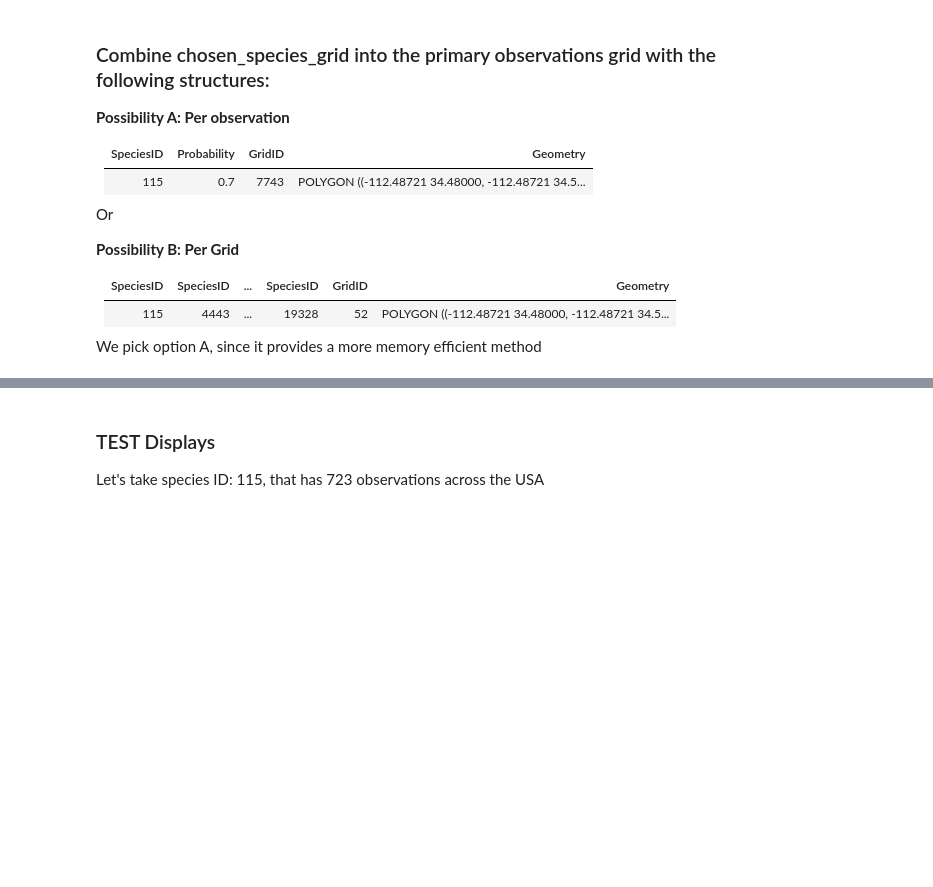
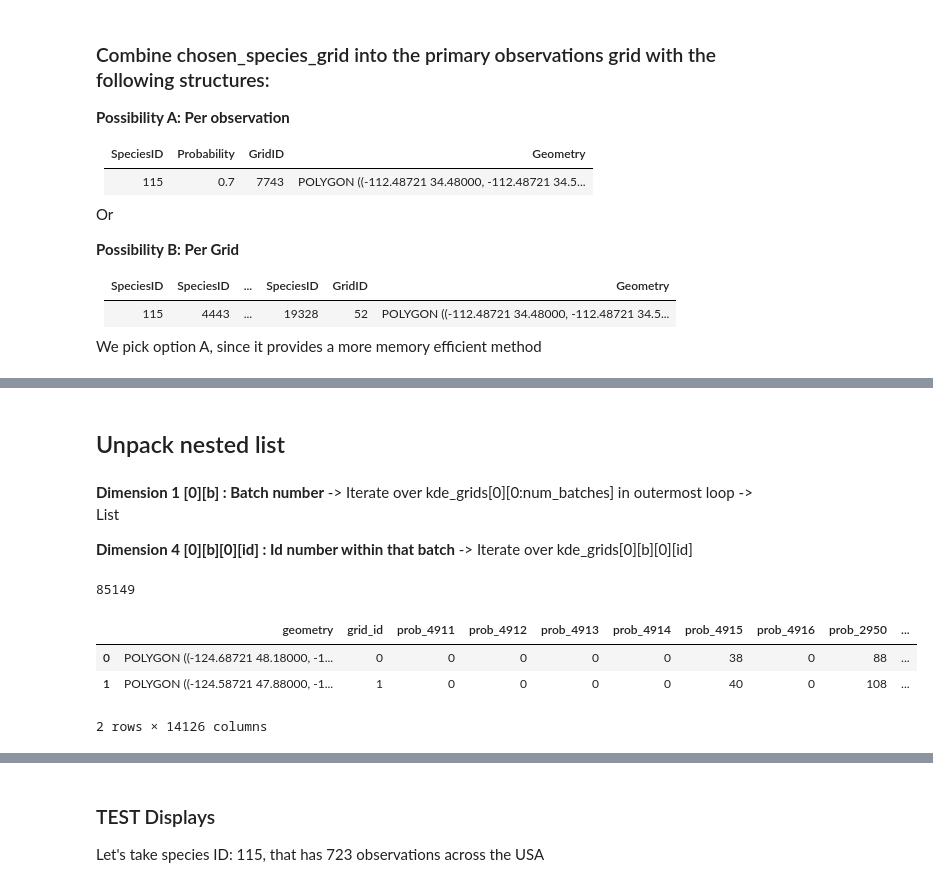
Before and after one commit to ando-shah/sdm-geolifeCLEF, a Jupyter notebook: preprocessing/kde_dask.ipynb, the cells around one changed output, grey strips where cells are left out. Cells and saved outputs as stored; diff of their text form; code cells hidden in the pictures; blank space fills up the shorter version.

```diff
--- a/preprocessing/kde_dask.ipynb
+++ b/preprocessing/kde_dask.ipynb
@@ -231,0 +323,3 @@ We pick option A, since it provides a more memory efficient method
+# %%
+# obs_usa.class_list
+classes = obs_usa.class_list[0:20]
@@ -231,0 +397,2 @@ We pick option A, since it provides a more memory efficient method
+# %%
+kde_grids = dask.compute(batches) ##Be patient - takes about 1-2 mins to start on the cluster dashboard
@@ -231,0 +418,7 @@ We pick option A, since it provides a more memory efficient method
+# %% [markdown]
+## Unpack nested list
+# %% [markdown]
+**Dimension 1 [0][b] : Batch number** -> Iterate over kde_grids[0][0:num_batches] in outermost loop -> List
+
+
+**Dimension 4 [0][b][0][id] : Id number within that batch** -> Iterate over kde_grids[0][b][0][id]
@@ -231,0 +433,29 @@ We pick option A, since it provides a more memory efficient method
+# %%
+#inc is the number of classes in each batch
+# %%time
+import warnings
+warnings.filterwarnings('ignore')
+
+kde_gdf = obs_usa.grid_gd.copy()
+
+for i, batch in enumerate(kde_grids[0]):
+    # print (i)
+    for j, kde in enumerate(batch[0]):
+        # print(j)
+        class_index = inc*i + j
+        chosen_id = obs_usa.class_list[class_index]
+        col_name = 'prob_{}'.format(chosen_id)
+        # print(col_name)
+        kde_gdf[col_name] = kde
+        # print (type(kde))
+# %%
+len(kde_gdf)
+# %% [output]
+85149
+# %%
+kde_gdf.head(2)
+# %% [output]
+|  | geometry | grid_id | prob_4911 | prob_4912 | prob_4913 | prob_4914 | prob_4915 | prob_4916 | prob_2950 | ... |
+| 0 | POLYGON ((-124.68721 48.18000, -1... | 0 | 0 | 0 | 0 | 0 | 38 | 0 | 88 | ... |
+| 1 | POLYGON ((-124.58721 47.88000, -1... | 1 | 0 | 0 | 0 | 0 | 40 | 0 | 108 | ... |
+2 rows × 14126 columns
```
Also changed, not shown: parts of 66 cells of this notebook, 1 other file.
